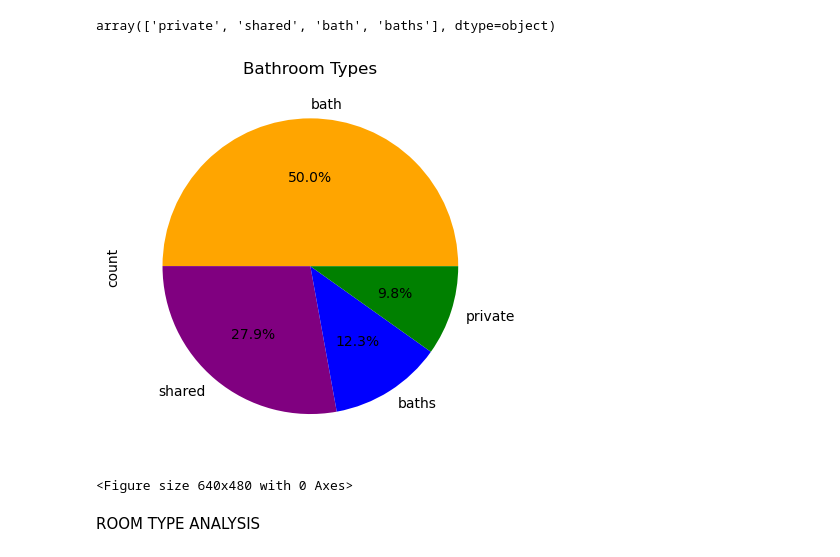
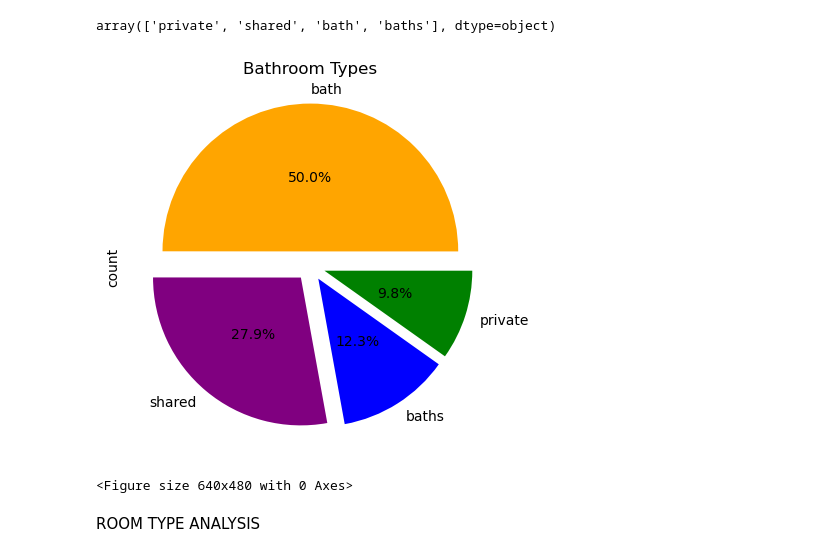
Before and after one commit to zippyprod/Project-3, a Jupyter notebook: charts.ipynb, the cells around one changed output. Drawn from its saved outputs; the diff is of its cells as text; code cells hidden in the pictures.

Commit message:
update corrected charts
update to charts that were not showing an image

```diff
--- a/charts.ipynb
+++ b/charts.ipynb
@@ -221,16 +221,18 @@ bathroom_type = airbnb_df['bathroom_type'].unique()
 bathroom_type
 # %% [output]
 array(['private', 'shared', 'bath', 'baths'], dtype=object)
+# %%
+bathroom_explode=(0.1,0.1,0.1,0.1)
 # %%
 #BATHROOM TYPE PIE CHART
 colors = ['orange', 'purple', 'blue', 'green']
 bathroom_type = airbnb_df["bathroom_type"].value_counts()
-bathroom_type.plot(kind="pie",autopct="%1.1f%%", colors=colors)
+bathroom_type.plot(kind="pie",autopct="%1.1f%%",pctdistance=0.5, colors=colors, explode=bathroom_explode)
 plt.title("Bathroom Types")
 plt.show()
-plt.savefig("Airbnb_Bathroom_Types_Pie_Chart.png", transparent=True)
+plt.savefig("Airbnb_Bathroom_Types_Pie_Chart.png", transparent=False)
 # %% [output]
-[figure, old version]
+[figure, new version]
 <Figure size 640x480 with 0 Axes>
 # %% [markdown]
 ROOM TYPE ANALYSIS
```
Also changed, not shown: parts of 2 cells of this notebook, 3 other files.
